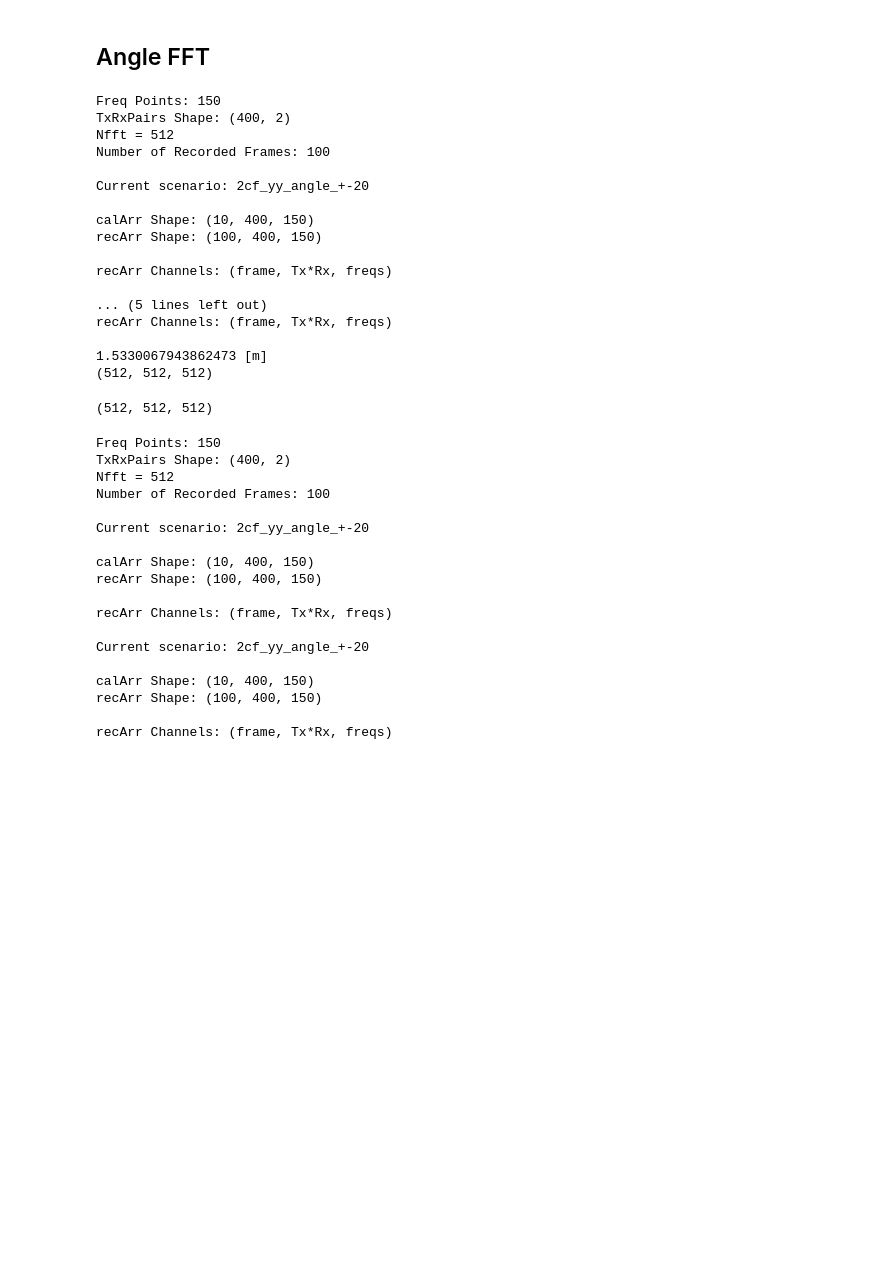
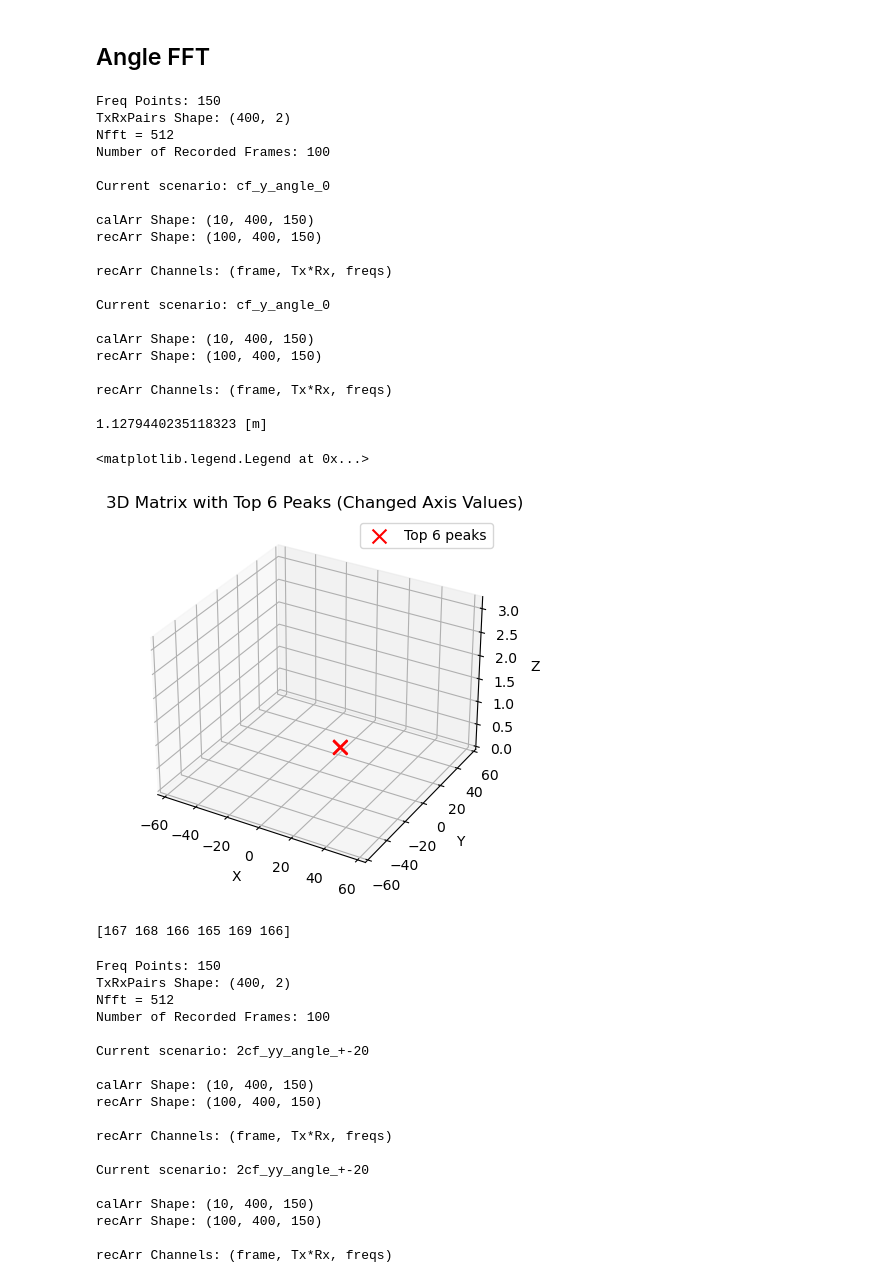
Before and after one commit to sean94011/V_TrigU, a Jupyter notebook: python/dev.ipynb, the cells around one changed output. Cells and saved outputs as stored; diff of their text form; code cells hidden in the pictures; blank space fills up the shorter version.

```diff
--- a/python/dev.ipynb
+++ b/python/dev.ipynb
@@ -14,8 +14,8 @@ from mpl_toolkits.mplot3d import Axes3D
 ## Angle FFT
 # %%
 # Load Data
-current_case = 'test01312023'
-current_scenario = '2cf_yy_angle_+-20'
+current_case = 'test01242023'
+current_scenario = 'cf_y_angle_0'
 my_vtrig = isens_vtrigU(case=current_case)
 calArr, recArr = my_vtrig.load_data(case=current_case, scenario=current_scenario)
 
@@ -44,51 +44,30 @@ tof = np.roll(tof,shift=-y_offset_shift,axis=1)
 tof = np.fft.fft(tof,n=512,axis=0)
 tof = np.roll(tof,shift=-x_offset_shift,axis=1)
 # new shape: (AoD, AoA, Range) = (x, y, z)
-print(tof.shape)
-
-
-
-
-
-# print(tof[:,:,target_range_bin])
-# plt.figure(figsize=(20,10))
-# ratio = 20/30
-# extent = [(np.min(my_vtrig.angle_vec)-90)*ratio,(np.max(my_vtrig.angle_vec)-90)*ratio,np.min(my_vtrig.dist_vec),np.max(my_vtrig.dist_vec)]
-# tof = tof.T
-# tof = np.abs(tof)
-# # y_offset_shift = np.argmin(tof[target_range_bin,:])-256 + 10
-# y_offset_shift = -232
-# print(y_offset_shift)
-# tof = np.roll(tof,shift=-y_offset_shift,axis=1)
-# # tof[target_range_bin,:] = tof[target_range_bin,:] * 10000
-# plt.imshow(tof,origin='lower',aspect='auto',extent=extent)
-# plt.colorbar()
-# plt.xlabel('Angle [deg]')
-# plt.ylabel('Range [m]')
-# print((my_vtrig.angle_vec[np.argmin(tof[target_range_bin,:])]-90)*ratio)
-# plt.figure(figsize=(20,10))
-# plt.plot((my_vtrig.angle_vec-90)*ratio, tof[target_range_bin,:])
 # %% [output]
 Freq Points: 150
 TxRxPairs Shape: (400, 2)
 Nfft = 512
 Number of Recorded Frames: 100
 
-Current scenario: 2cf_yy_angle_+-20
+Current scenario: cf_y_angle_0
 
 calArr Shape: (10, 400, 150)
 recArr Shape: (100, 400, 150)
 
 recArr Channels: (frame, Tx*Rx, freqs)
 
-... (5 lines left out)
+Current scenario: cf_y_angle_0
+
+calArr Shape: (10, 400, 150)
+recArr Shape: (100, 400, 150)
+
 recArr Channels: (frame, Tx*Rx, freqs)
 
-1.5330067943862473 [m]
-(512, 512, 512)
+1.1279440235118323 [m]
 # %%
 # Example 3D matrix (replace this with your matrix)
-matrix = np.random.rand(10, 10, 10)
+matrix = tof
 
 # Arrays to change the axis values (replace these with your arrays)
 x_ratio = 40/58
@@ -102,36 +81,49 @@ flat_indices = np.argsort(matrix.flatten())[::-1][:6]
 indices_3d = np.unravel_index(flat_indices, matrix.shape)
 
 # Extract x, y, and z coordinates of the top 6 peaks
 x_peaks, y_peaks, z_peaks = indices_3d
 
 # Create a 3D scatter plot for the original matrix
 fig = plt.figure()
 ax = fig.add_subplot(111, projection='3d')
 
 # Get x, y, z indices for the entire matrix
 x, y, z = np.indices(matrix.shape)
+# x = x[0::2]
+# y = y[0::2]
+# z = z[0::2]
 
 # Add the entire matrix as blue points with changed axis values
-ax.scatter(x_array[x], y_array[y], z_array[z], c='b', alpha=0.3, label='Original matrix')
+# ax.scatter(x_array[x], y_array[y], z_array[z], c='b', alpha=0.3, label='Original matrix')
 
 # Add the top 6 peaks to the plot with changed axis values
 ax.scatter(x_array[x_peaks], y_array[y_peaks], z_array[z_peaks], c='r', marker='x', s=100, label='Top 6 peaks')
 
 # Set axis labels
 ax.set_xlabel('X')
 ax.set_ylabel('Y')
 ax.set_zlabel('Z')
 
 # Set plot title
 plt.title("3D Matrix with Top 6 Peaks (Changed Axis Values)")
 
+# Set the axis limits to match the ranges of x_array, y_array, and z_array
+ax.set_xlim(x_array.min(), x_array.max())
+ax.set_ylim(y_array.min(), y_array.max())
+ax.set_zlim(z_array.min(), z_array.max())
+
 # Add legend
 ax.legend()
 
 # Show the plot
-plt.show()
+# plt.show()
 # %% [output]
-(512, 512, 512)
+<matplotlib.legend.Legend at 0x...>
+[figure, added]
+# %%
+print(y_peaks)
+# %% [output]
+[167 168 166 165 169 166]
 # %%
 # AoA
 # current_case = 'test04102023'
```
